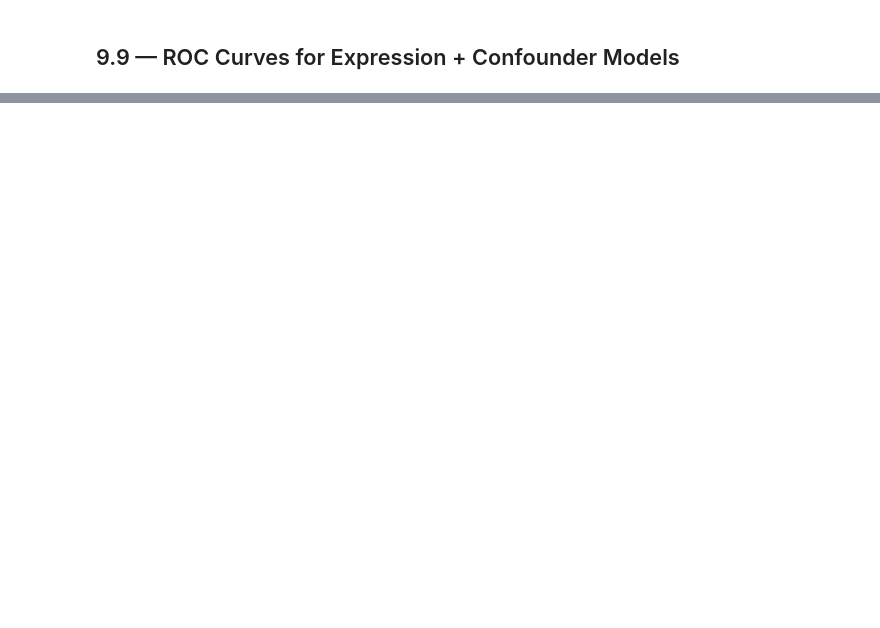
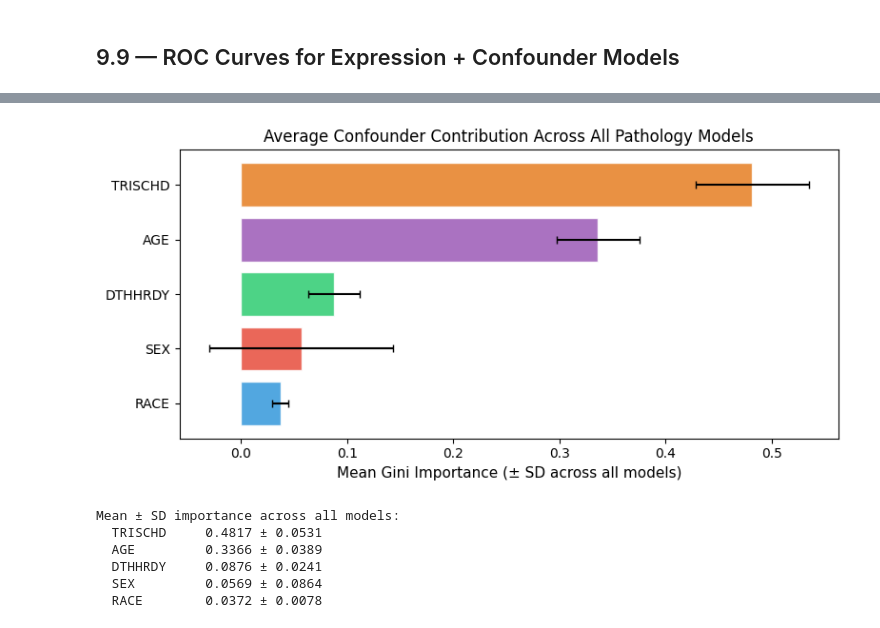
Before and after one commit to Cranjit9/gtex_gene_expression, a Jupyter notebook: notebooks/09_confounder_analysis.ipynb, the cells around one changed output, grey strips where cells are left out. Drawn from its saved outputs; the diff is of its cells as text; code cells hidden in the pictures; blank space fills up the shorter version.

```diff
--- a/notebooks/09_confounder_analysis.ipynb
+++ b/notebooks/09_confounder_analysis.ipynb
@@ -314,0 +519,26 @@ plot_boxplot_grid(comb_results,
+# %%
+# 9.10c — Aggregated bar chart: mean importance of each confounder across all models
+mean_imp = imp_df[conf_features].mean().sort_values(ascending=True)
+std_imp = imp_df[conf_features].std()
+
+fig, ax = plt.subplots(figsize=(8, 4))
+bars = ax.barh(mean_imp.index, mean_imp.values, xerr=std_imp[mean_imp.index].values,
+               color=["#3498db", "#e74c3c", "#2ecc71", "#9b59b6", "#e67e22"][:len(mean_imp)],
+               capsize=3, alpha=0.85, edgecolor="white")
+ax.set_xlabel("Mean Gini Importance (± SD across all models)", fontsize=11)
+ax.set_title("Average Confounder Contribution Across All Pathology Models", fontsize=12)
+fig.tight_layout()
+fig.savefig(Config.FIGURES_DIR / "confounder_mean_importance_barplot.pdf", bbox_inches="tight")
+plt.show()
+
+print("\nMean ± SD importance across all models:")
+for feat in mean_imp.index[::-1]:
+    print(f"  {feat:10s}  {mean_imp[feat]:.4f} ± {std_imp[feat]:.4f}")
+# %% [output]
+[figure, added]
+Mean ± SD importance across all models:
+  TRISCHD     0.4817 ± 0.0531
+  AGE         0.3366 ± 0.0389
+  DTHHRDY     0.0876 ± 0.0241
+  SEX         0.0569 ± 0.0864
+  RACE        0.0372 ± 0.0078
```
Also changed, not shown: parts of 14 cells of this notebook.
